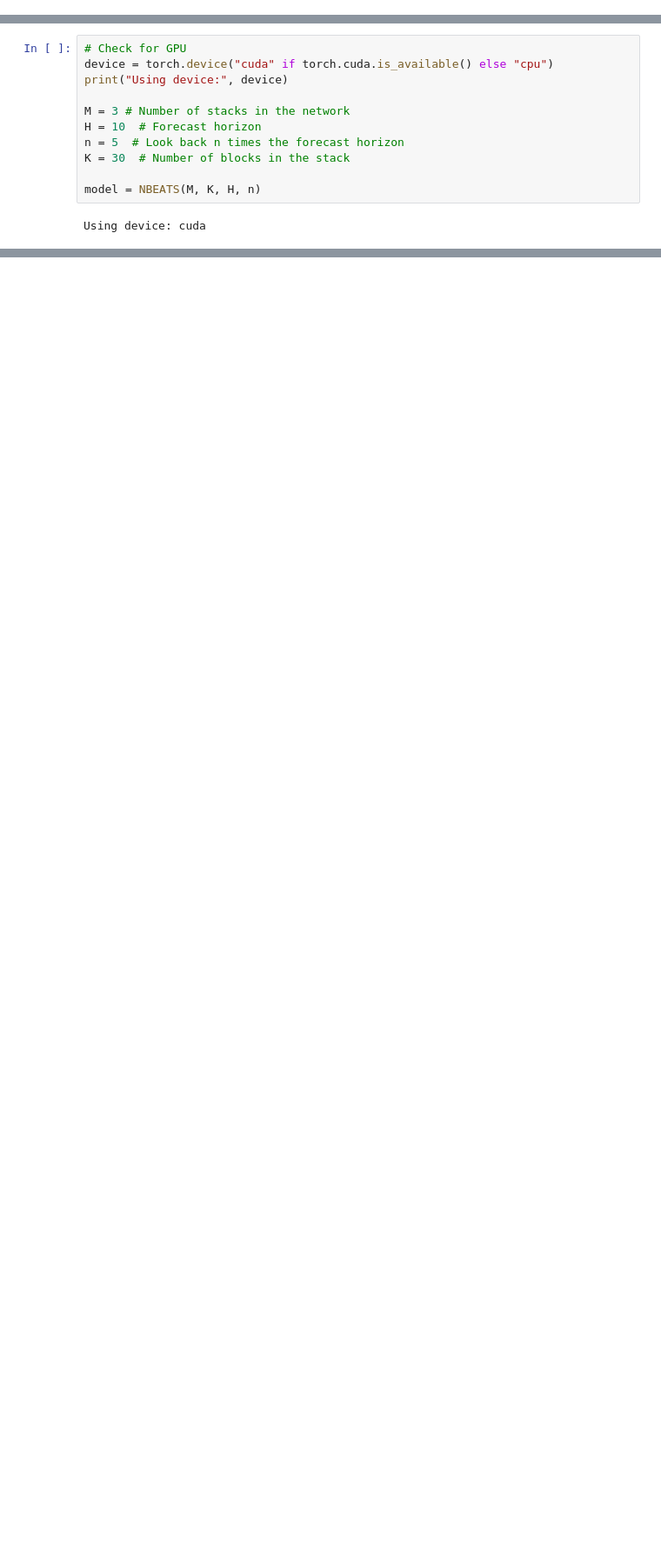
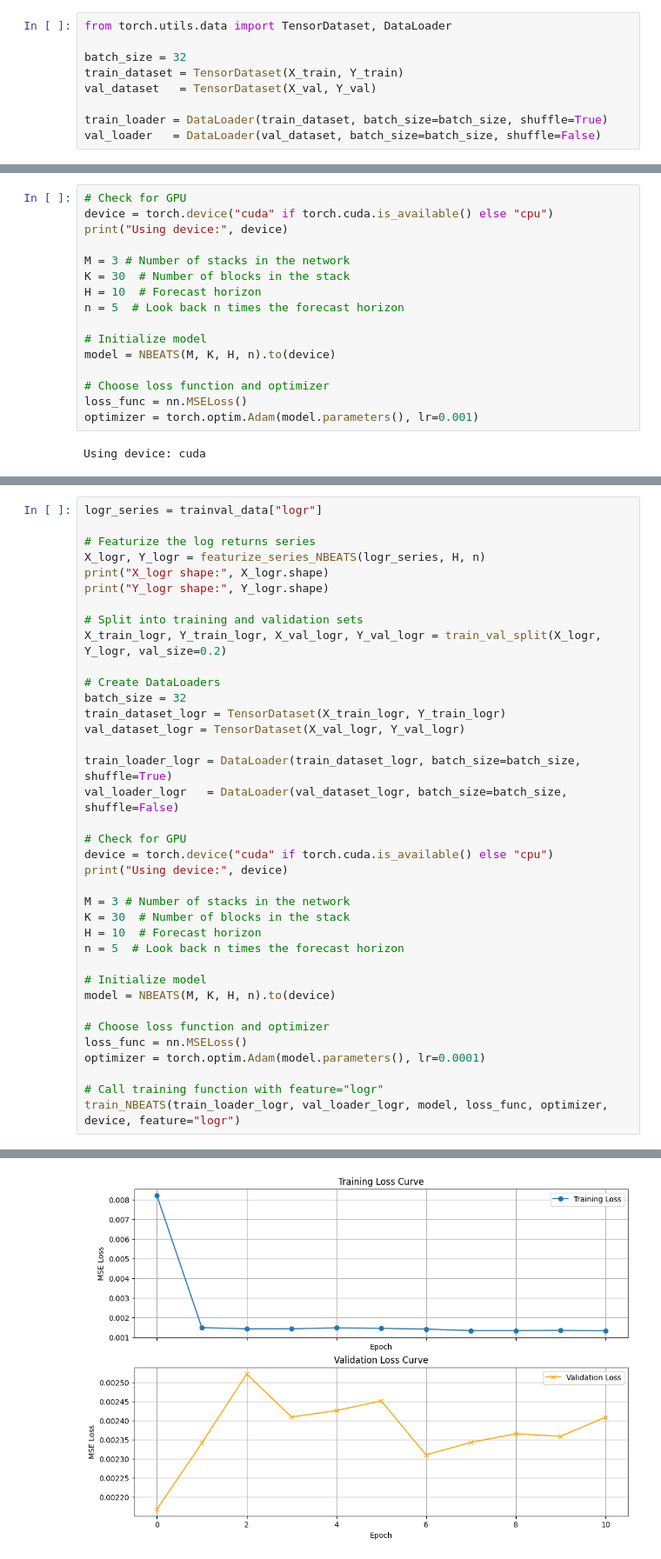
Before and after one commit to adevrent/WQU_DL, a Jupyter notebook: GWP1/GWP1.ipynb, the cells around one changed output, grey strips where cells are left out. Shown at 87% size. Drawn from its saved outputs; the diff is of its cells as text; blank space fills up the shorter version.

```diff
--- a/GWP1/GWP1.ipynb
+++ b/GWP1/GWP1.ipynb
@@ -516,0 +592,9 @@ featurize_series_NBEATS(prices, H, n)
+# %%
+from torch.utils.data import TensorDataset, DataLoader
+
+batch_size = 32
+train_dataset = TensorDataset(X_train, Y_train)
+val_dataset   = TensorDataset(X_val, Y_val)
+
+train_loader = DataLoader(train_dataset, batch_size=batch_size, shuffle=True)
+val_loader   = DataLoader(val_dataset, batch_size=batch_size, shuffle=False)
@@ -520,10 +606,15 @@ device = torch.device("cuda" if torch.cuda.is_available() else "cpu")
 print("Using device:", device)
 
 M = 3 # Number of stacks in the network
+K = 30  # Number of blocks in the stack
 H = 10  # Forecast horizon
 n = 5  # Look back n times the forecast horizon
-K = 30  # Number of blocks in the stack
 
-model = NBEATS(M, K, H, n)
+# Initialize model
+model = NBEATS(M, K, H, n).to(device)
+
+# Choose loss function and optimizer
+loss_func = nn.MSELoss()
+optimizer = torch.optim.Adam(model.parameters(), lr=0.001)
 # %% [output]
 Using device: cuda
@@ -529,0 +786,38 @@ Using device: cuda
+# %%
+logr_series = trainval_data["logr"]
+
+# Featurize the log returns series
+X_logr, Y_logr = featurize_series_NBEATS(logr_series, H, n)
+print("X_logr shape:", X_logr.shape)
+print("Y_logr shape:", Y_logr.shape)
+
+# Split into training and validation sets
+X_train_logr, Y_train_logr, X_val_logr, Y_val_logr = train_val_split(X_logr, Y_logr, val_size=0.2)
+
+# Create DataLoaders
+batch_size = 32
+train_dataset_logr = TensorDataset(X_train_logr, Y_train_logr)
+val_dataset_logr = TensorDataset(X_val_logr, Y_val_logr)
+
+train_loader_logr = DataLoader(train_dataset_logr, batch_size=batch_size, shuffle=True)
+val_loader_logr   = DataLoader(val_dataset_logr, batch_size=batch_size, shuffle=False)
+
+# Check for GPU
+device = torch.device("cuda" if torch.cuda.is_available() else "cpu")
+print("Using device:", device)
+
+M = 3 # Number of stacks in the network
+K = 30  # Number of blocks in the stack
+H = 10  # Forecast horizon
+n = 5  # Look back n times the forecast horizon
+
+# Initialize model
+model = NBEATS(M, K, H, n).to(device)
+
+# Choose loss function and optimizer
+loss_func = nn.MSELoss()
+optimizer = torch.optim.Adam(model.parameters(), lr=0.0001)
+
+# Call training function with feature="logr"
+train_NBEATS(train_loader_logr, val_loader_logr, model, loss_func, optimizer, device, feature="logr")
+# %% [output]
@@ -529,0 +841 @@ Using device: cuda
+[figure, added]
```
Also changed, not shown: parts of 32 cells of this notebook, 1 other file.
